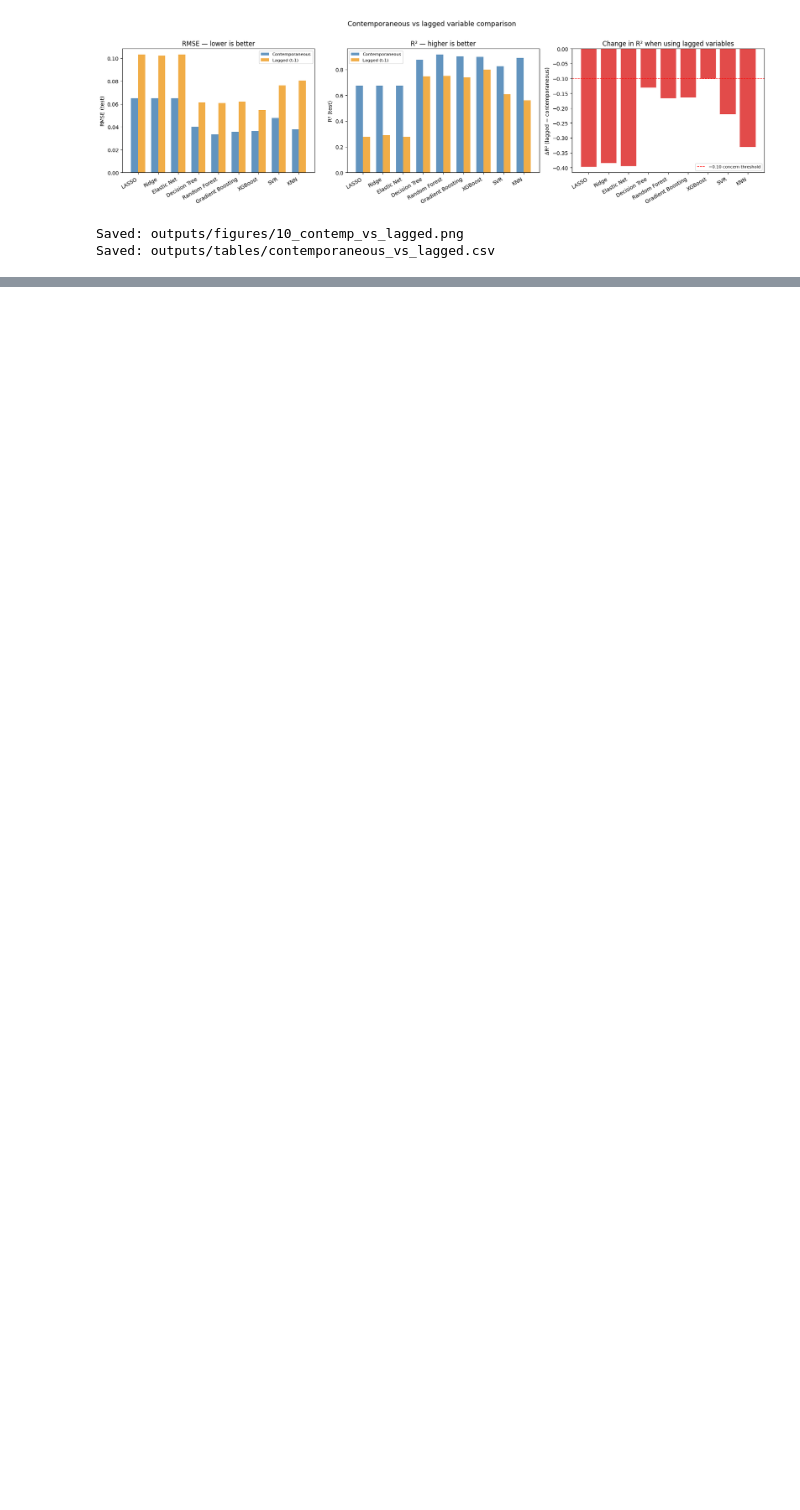
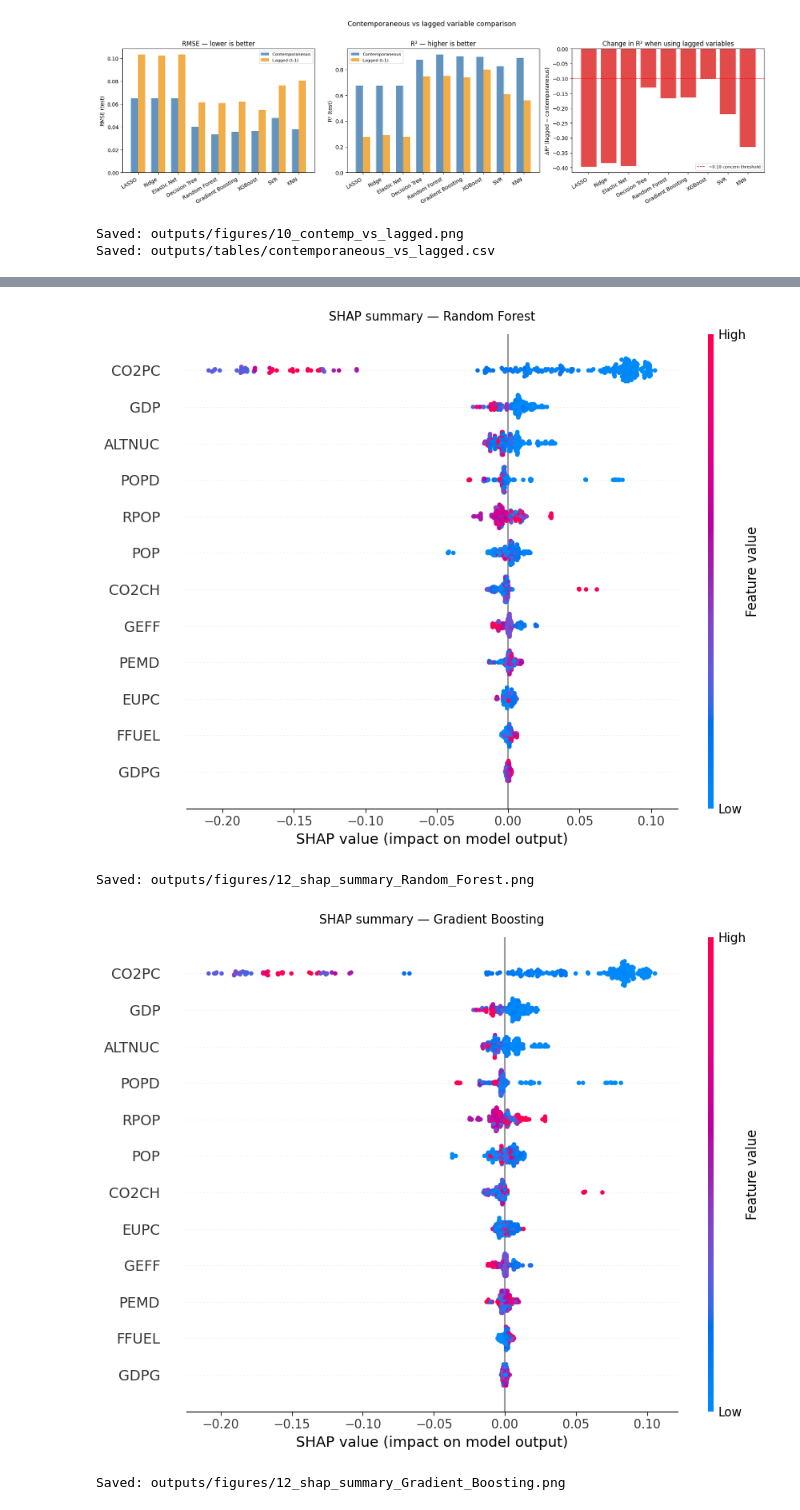
Before and after one commit to Mbibachris/energy_poverty_ssa, a Jupyter notebook: notebooks/04_results/Modelling.ipynb, the cells around one changed output, grey strips where cells are left out. Drawn from its saved outputs; the diff is of its cells as text; code cells hidden in the pictures; blank space fills up the shorter version.

```diff
--- a/notebooks/04_results/Modelling.ipynb
+++ b/notebooks/04_results/Modelling.ipynb
@@ -1970,0 +2137,33 @@ Saved: outputs/tables/contemporaneous_vs_lagged.csv
+# %%
+# ── SHAP SUMMARY PLOT — ALL VARIABLES ─────────────────────────────────────────
+# Shows all 12 variables ranked by mean absolute SHAP value
+# Colour encodes the actual variable value:
+#   Red  = high variable value
+#   Blue = low variable value
+# Position on x-axis = SHAP value (positive = more energy poor)
+#
+# Read it as: for variables at the top, does red push right or left?
+# Red pushing right = high value of that variable → more energy poverty
+# Red pushing left  = high value of that variable → less energy poverty
+
+for name, shap_vals in shap_values.items():
+    fig, ax = plt.subplots(figsize=(9, 7))
+    shap.summary_plot(
+        shap_vals,
+        X_test,
+        feature_names = X_test.columns.tolist(),
+        show          = False,
+        max_display   = 12,
+        plot_size     = None
+    )
+    plt.title(f'SHAP summary — {name}', fontsize=11, pad=12)
+    plt.tight_layout()
+    path = f'outputs/figures/12_shap_summary_{name.replace(" ", "_")}.png'
+    plt.savefig(path, dpi=150, bbox_inches='tight')
+    plt.show()
+    print(f"Saved: {path}")
+# %% [output]
+[figure, added]
+Saved: outputs/figures/12_shap_summary_Random_Forest.png
+[figure, added]
+Saved: outputs/figures/12_shap_summary_Gradient_Boosting.png
```
Also changed, not shown: parts of 18 cells of this notebook, 19 other files.
